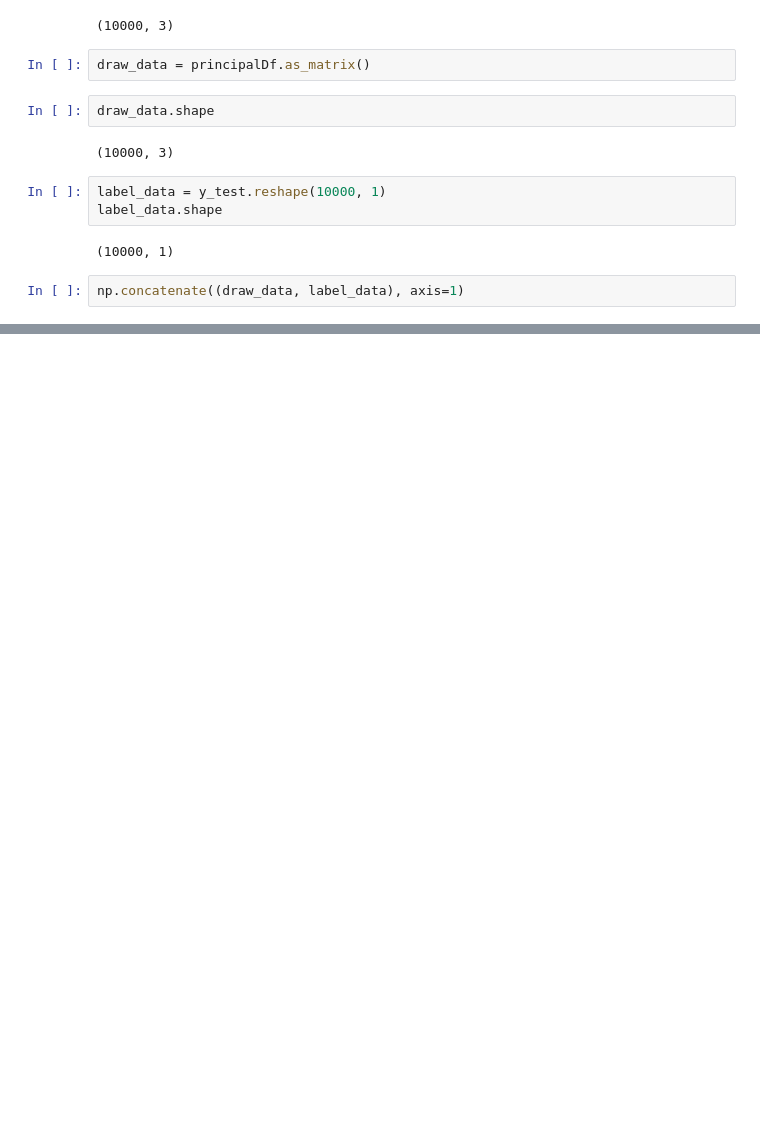
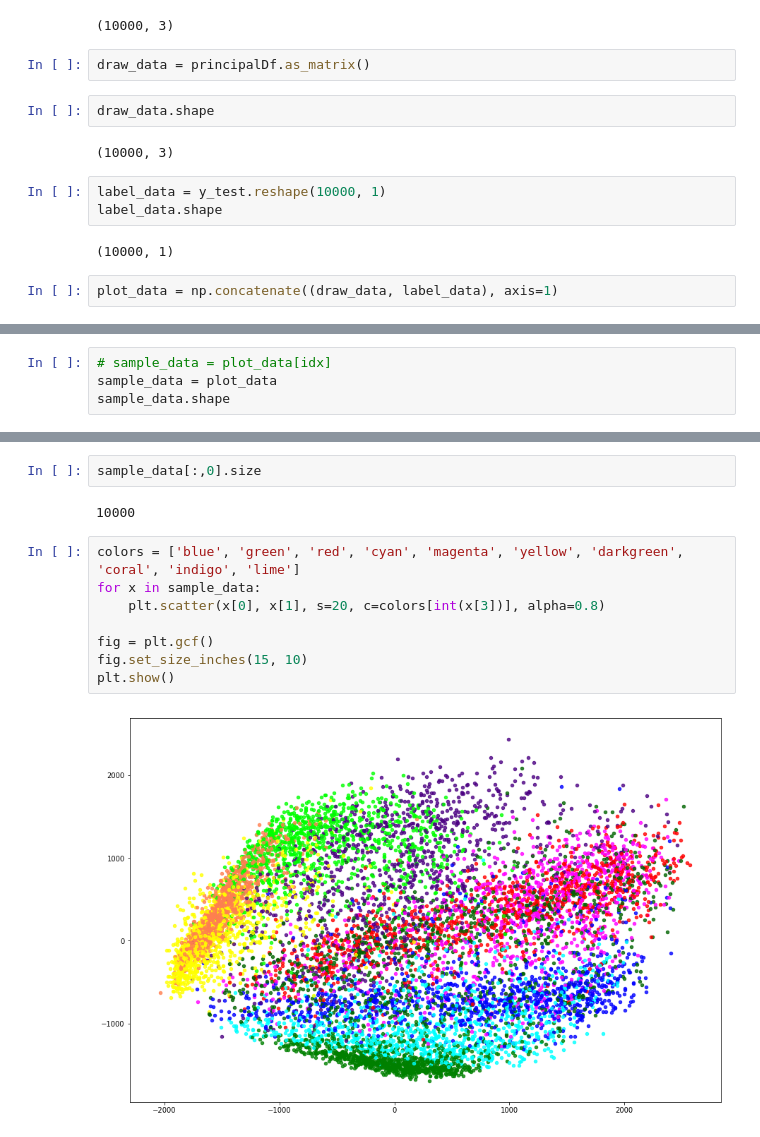
Before and after one commit to iroot4u/fashion_mnist, a Jupyter notebook: PCA-Charts.ipynb, the cells around one changed output, grey strips where cells are left out. Saved outputs shown, nothing was run; the diff lists cells and outputs as text; blank space fills up the shorter version.

Commit message:
test and PCA script with test data

```diff
--- a/PCA-Charts.ipynb
+++ b/PCA-Charts.ipynb
@@ -38,4 +40,4 @@ label_data.shape
 # %% [output]
 (10000, 1)
 # %%
-np.concatenate((draw_data, label_data), axis=1)
+plot_data = np.concatenate((draw_data, label_data), axis=1)
@@ -55,0 +46,4 @@ array([[-1.49600984e+03,  6.40252849e+02,  2.74396575e+02,
+# %%
+# sample_data = plot_data[idx]
+sample_data = plot_data
+sample_data.shape
@@ -66,0 +74,14 @@ IndexError: index 3 is out of bounds for axis 1 with size 3
+# %%
+sample_data[:,0].size
+# %% [output]
+10000
+# %%
+colors = ['blue', 'green', 'red', 'cyan', 'magenta', 'yellow', 'darkgreen', 'coral', 'indigo', 'lime']
+for x in sample_data:
+    plt.scatter(x[0], x[1], s=20, c=colors[int(x[3])], alpha=0.8)
+
+fig = plt.gcf()
+fig.set_size_inches(15, 10)
+plt.show()
+# %% [output]
+[figure, added]
```
Also changed, not shown: parts of 10 cells of this notebook, 14 other files.
